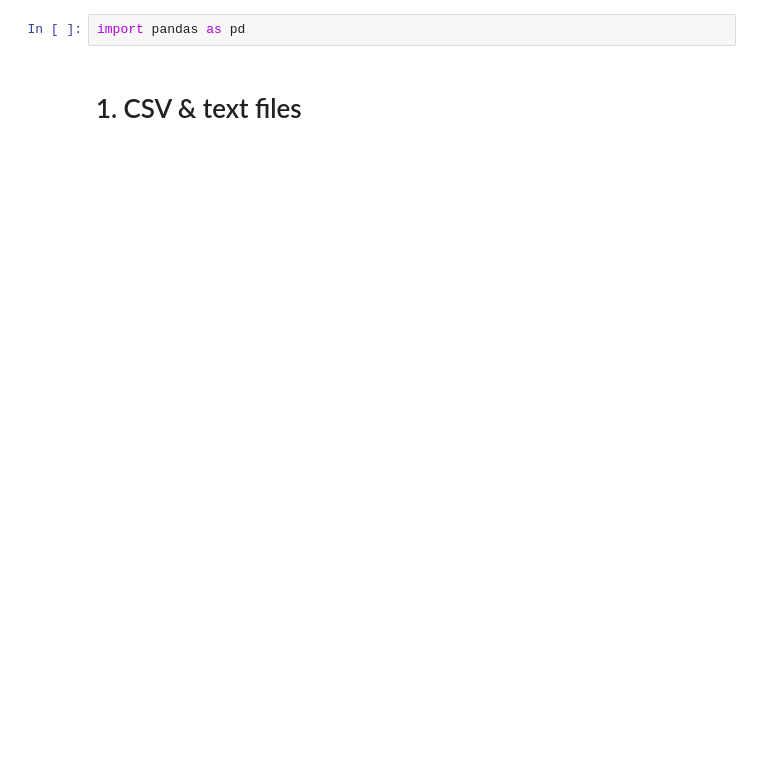
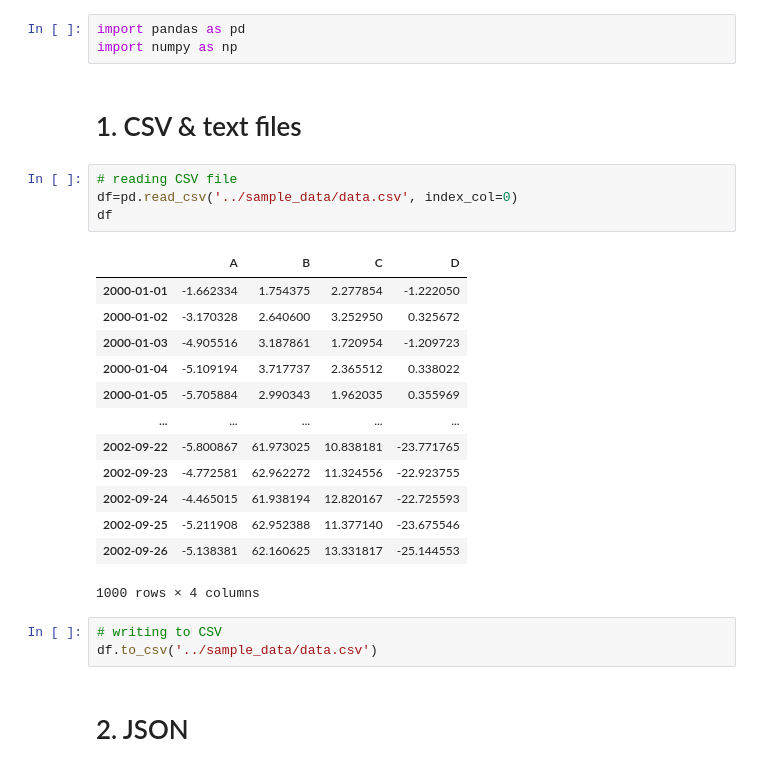
Before and after one commit to Tim-Abwao/learning-pandas, a Jupyter notebook: Going through the User Guide/IO tools.ipynb, the cells around one changed output. Drawn from its saved outputs; the diff is of its cells as text; blank space fills up the shorter version.

```diff
--- a/Going through the User Guide/IO tools.ipynb
+++ b/Going through the User Guide/IO tools.ipynb
@@ -1,4 +1,28 @@
 # %%
 import pandas as pd
+import numpy as np
 # %% [markdown]
 # 1. CSV & text files
+# %%
+# reading CSV file
+df=pd.read_csv('../sample_data/data.csv', index_col=0)
+df
+# %% [output]
+|  | A | B | C | D |
+| 2000-01-01 | -1.662334 | 1.754375 | 2.277854 | -1.222050 |
+| 2000-01-02 | -3.170328 | 2.640600 | 3.252950 | 0.325672 |
+| 2000-01-03 | -4.905516 | 3.187861 | 1.720954 | -1.209723 |
+| 2000-01-04 | -5.109194 | 3.717737 | 2.365512 | 0.338022 |
+| 2000-01-05 | -5.705884 | 2.990343 | 1.962035 | 0.355969 |
+| ... | ... | ... | ... | ... |
+| 2002-09-22 | -5.800867 | 61.973025 | 10.838181 | -23.771765 |
+| 2002-09-23 | -4.772581 | 62.962272 | 11.324556 | -22.923755 |
+| 2002-09-24 | -4.465015 | 61.938194 | 12.820167 | -22.725593 |
+| 2002-09-25 | -5.211908 | 62.952388 | 11.377140 | -23.675546 |
+| 2002-09-26 | -5.138381 | 62.160625 | 13.331817 | -25.144553 |
+1000 rows × 4 columns
+# %%
+# writing to CSV
+df.to_csv('../sample_data/data.csv')
+# %% [markdown]
+# 2. JSON
```
Also changed, not shown: parts of 35 cells of this notebook, 2 other files.
